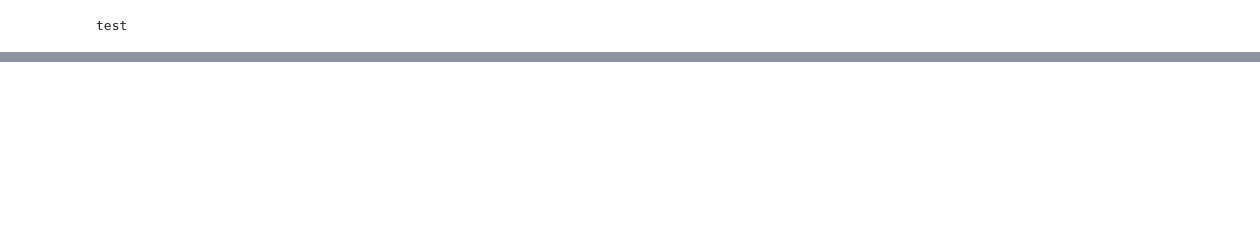
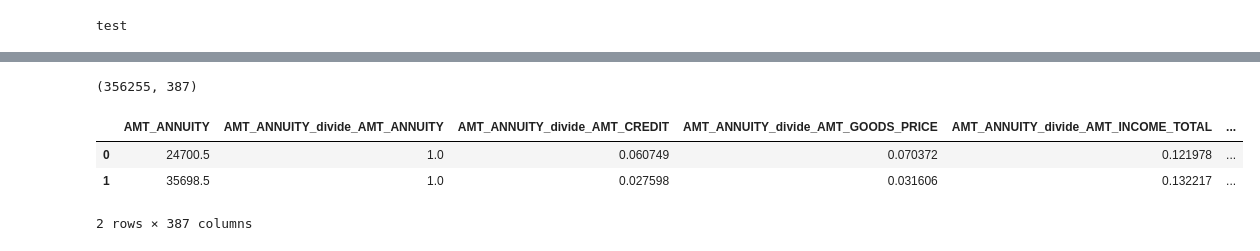
Before and after one commit to wluo-personal/AlphaBoosting, a Jupyter notebook: home_credit/haoyan/train.ipynb, the cells around one changed output, grey strips where cells are left out. Cells and saved outputs as stored; diff of their text form; code cells hidden in the pictures; blank space fills up the shorter version.

```diff
--- a/home_credit/haoyan/train.ipynb
+++ b/home_credit/haoyan/train.ipynb
@@ -207,0 +202,6 @@ test
+# %%
+from random import shuffle
+n = 10
+idx = [i % n for i in range(train.shape[0])]
+shuffle(idx)
+train['tmp_idx'] = idx
@@ -207,0 +482,27 @@ test
+# %%
+from sklearn.preprocessing import LabelEncoder
+
+categorical_feats = [
+    'NAME_CONTRACT_TYPE','CODE_GENDER','FLAG_OWN_CAR','FLAG_OWN_REALTY','NAME_TYPE_SUITE',
+    'NAME_INCOME_TYPE','NAME_EDUCATION_TYPE', 'NAME_FAMILY_STATUS', 'NAME_HOUSING_TYPE',
+    'FLAG_MOBIL', 'FLAG_EMP_PHONE', 'FLAG_WORK_PHONE', 'FLAG_CONT_MOBILE', 'FLAG_PHONE', 'FLAG_EMAIL', 'OCCUPATION_TYPE',
+    'REG_REGION_NOT_LIVE_REGION', 'REG_REGION_NOT_WORK_REGION', 'LIVE_REGION_NOT_WORK_REGION', 'REG_CITY_NOT_LIVE_CITY',
+    'REG_CITY_NOT_WORK_CITY', 'LIVE_CITY_NOT_WORK_CITY', 'FLAG_DOCUMENT_2', 'FLAG_DOCUMENT_3',
+    'FLAG_DOCUMENT_4', 'FLAG_DOCUMENT_5', 'FLAG_DOCUMENT_6', 'FLAG_DOCUMENT_7', 'FLAG_DOCUMENT_8', 'FLAG_DOCUMENT_9',
+    'FLAG_DOCUMENT_10', 'FLAG_DOCUMENT_11', 'FLAG_DOCUMENT_12', 'FLAG_DOCUMENT_13', 'FLAG_DOCUMENT_14',
+    'FLAG_DOCUMENT_15', 'FLAG_DOCUMENT_16', 'FLAG_DOCUMENT_17', 'FLAG_DOCUMENT_18', 'FLAG_DOCUMENT_19',
+    'FLAG_DOCUMENT_20', 'FLAG_DOCUMENT_21','WEEKDAY_APPR_PROCESS_START', 'FONDKAPREMONT_MODE', 'HOUSETYPE_MODE',
+    'WALLSMATERIAL_MODE', 'EMERGENCYSTATE_MODE'
+]
+
+for x in categorical_feats:
+    if train[x].dtype == 'object':
+        print(x)
+        train[x].fillna('na', inplace=True)
+        test[x].fillna('na', inplace=True)
+        train[x] = LabelEncoder().fit_transform(train[x])
+        test[x] = LabelEncoder().fit_transform(test[x])
+    else:
+        train[x].fillna('na', inplace=True)
+        test[x].fillna('na', inplace=True)
+print('done')
@@ -207,0 +538,15 @@ test
+# %%
+df = pd.concat([train, test])
+# %%
+print(df.shape)
+# %% [output]
+(356255, 387)
+# %%
+df['tmp_idx'] = df['tmp_idx'].fillna(-1).astype('int64')
+# %%
+df.head(2)
+# %% [output]
+|  | AMT_ANNUITY | AMT_ANNUITY_divide_AMT_ANNUITY | AMT_ANNUITY_divide_AMT_CREDIT | AMT_ANNUITY_divide_AMT_GOODS_PRICE | AMT_ANNUITY_divide_AMT_INCOME_TOTAL | ... |
+| 0 | 24700.5 | 1.0 | 0.060749 | 0.070372 | 0.121978 | ... |
+| 1 | 35698.5 | 1.0 | 0.027598 | 0.031606 | 0.132217 | ... |
+2 rows × 387 columns
```
Also changed, not shown: parts of 20 cells of this notebook, 4 other files.
